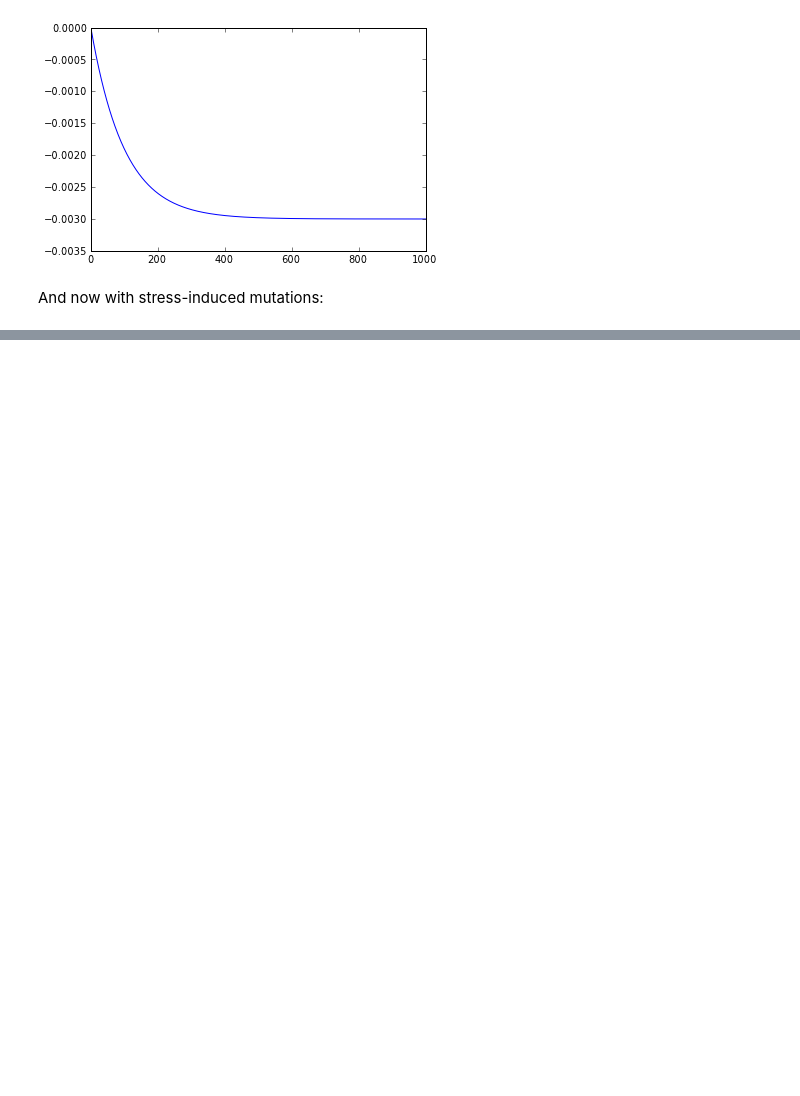
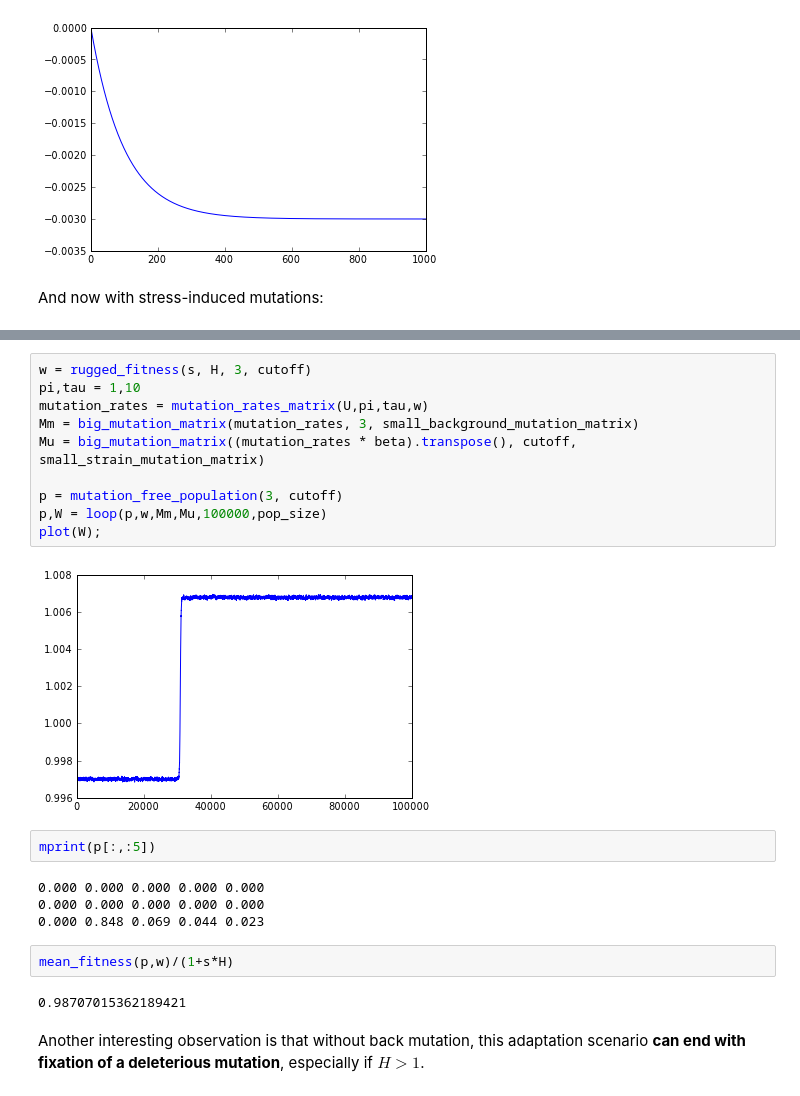
Before and after one commit to yoavram/ruggedsim, a Jupyter notebook: stochastic/ruggedsim new model.ipynb, the cells around one changed output, grey strips where cells are left out. Drawn from its saved outputs; the diff is of its cells as text; blank space fills up the shorter version.

```diff
--- a/stochastic/ruggedsim new model.ipynb
+++ b/stochastic/ruggedsim new model.ipynb
@@ -370,0 +389,24 @@ As for the value at the MSB - we predict that it is slightly higher but will nee
+# %%
+w = rugged_fitness(s, H, 3, cutoff)
+pi,tau = 1,10
+mutation_rates = mutation_rates_matrix(U,pi,tau,w)
+Mm = big_mutation_matrix(mutation_rates, 3, small_background_mutation_matrix)
+Mu = big_mutation_matrix((mutation_rates * beta).transpose(), cutoff, small_strain_mutation_matrix)
+
+p = mutation_free_population(3, cutoff)
+p,W = loop(p,w,Mm,Mu,100000,pop_size)
+plot(W);
+# %% [output]
+[figure, added]
+# %%
+mprint(p[:,:5])
+# %% [output]
+0.000 0.000 0.000 0.000 0.000
+0.000 0.000 0.000 0.000 0.000
+0.000 0.848 0.069 0.044 0.023
+# %%
+mean_fitness(p,w)/(1+s*H)
+# %% [output]
+0.98707015362189421
+# %% [markdown]
+Another interesting observation is that without back mutation, this adaptation scenario **can end with fixation of a deleterious mutation**, especially if $H>1$.
```
Also changed, not shown: parts of 26 cells of this notebook.
